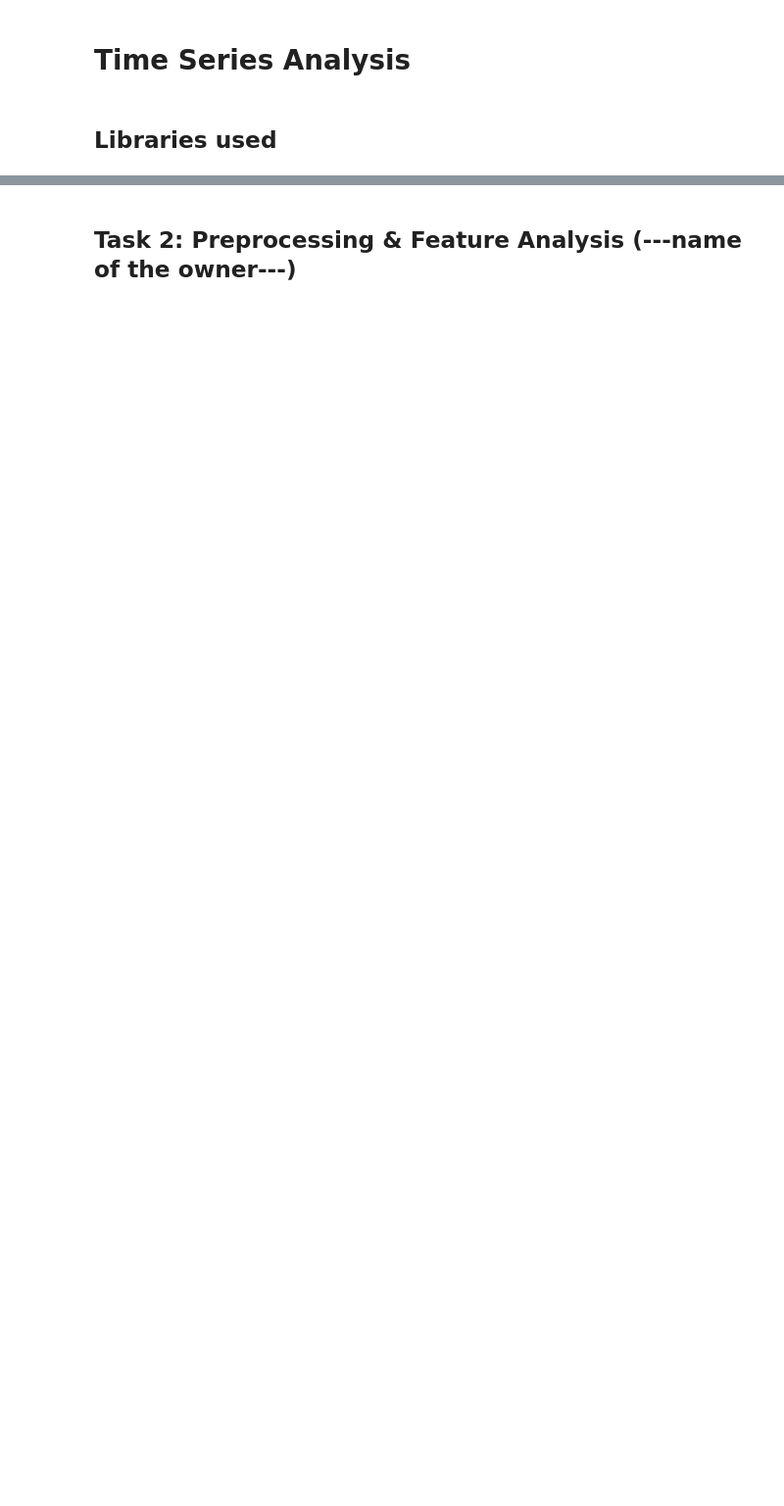
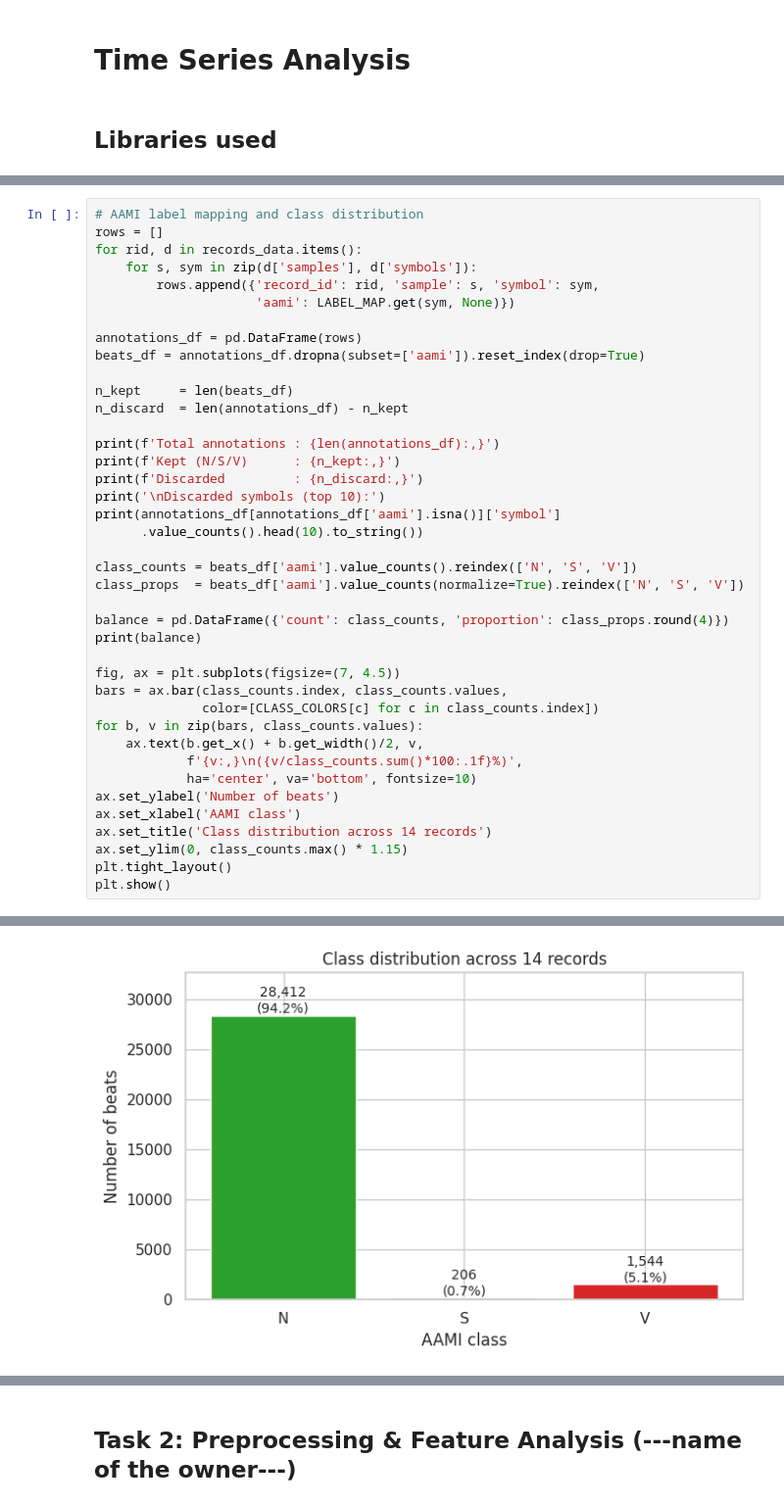
Before and after one commit to harasarahh/machine-learning-projects, a Jupyter notebook: TimeSeries/ML_assignment3.ipynb, the cells around one changed output, grey strips where cells are left out. Shown at 98% size. Saved outputs shown, nothing was run; the diff lists cells and outputs as text; blank space fills up the shorter version.

```diff
--- a/TimeSeries/ML_assignment3.ipynb
+++ b/TimeSeries/ML_assignment3.ipynb
@@ -8,0 +124,41 @@
+# %%
+# AAMI label mapping and class distribution
+rows = []
+for rid, d in records_data.items():
+    for s, sym in zip(d['samples'], d['symbols']):
+        rows.append({'record_id': rid, 'sample': s, 'symbol': sym,
+                     'aami': LABEL_MAP.get(sym, None)})
+
+annotations_df = pd.DataFrame(rows)
+beats_df = annotations_df.dropna(subset=['aami']).reset_index(drop=True)
+
+n_kept     = len(beats_df)
+n_discard  = len(annotations_df) - n_kept
+
+print(f'Total annotations : {len(annotations_df):,}')
+print(f'Kept (N/S/V)      : {n_kept:,}')
+print(f'Discarded         : {n_discard:,}')
+print('\nDiscarded symbols (top 10):')
+print(annotations_df[annotations_df['aami'].isna()]['symbol']
+      .value_counts().head(10).to_string())
+
+class_counts = beats_df['aami'].value_counts().reindex(['N', 'S', 'V'])
+class_props  = beats_df['aami'].value_counts(normalize=True).reindex(['N', 'S', 'V'])
+
+balance = pd.DataFrame({'count': class_counts, 'proportion': class_props.round(4)})
+print(balance)
+
+fig, ax = plt.subplots(figsize=(7, 4.5))
+bars = ax.bar(class_counts.index, class_counts.values,
+              color=[CLASS_COLORS[c] for c in class_counts.index])
+for b, v in zip(bars, class_counts.values):
+    ax.text(b.get_x() + b.get_width()/2, v,
+            f'{v:,}\n({v/class_counts.sum()*100:.1f}%)',
+            ha='center', va='bottom', fontsize=10)
+ax.set_ylabel('Number of beats')
+ax.set_xlabel('AAMI class')
+ax.set_title('Class distribution across 14 records')
+ax.set_ylim(0, class_counts.max() * 1.15)
+plt.tight_layout()
+plt.show()
+# %% [output]
@@ -8,0 +183 @@
+[figure, added]
```
Also changed, not shown: parts of 12 cells of this notebook.
